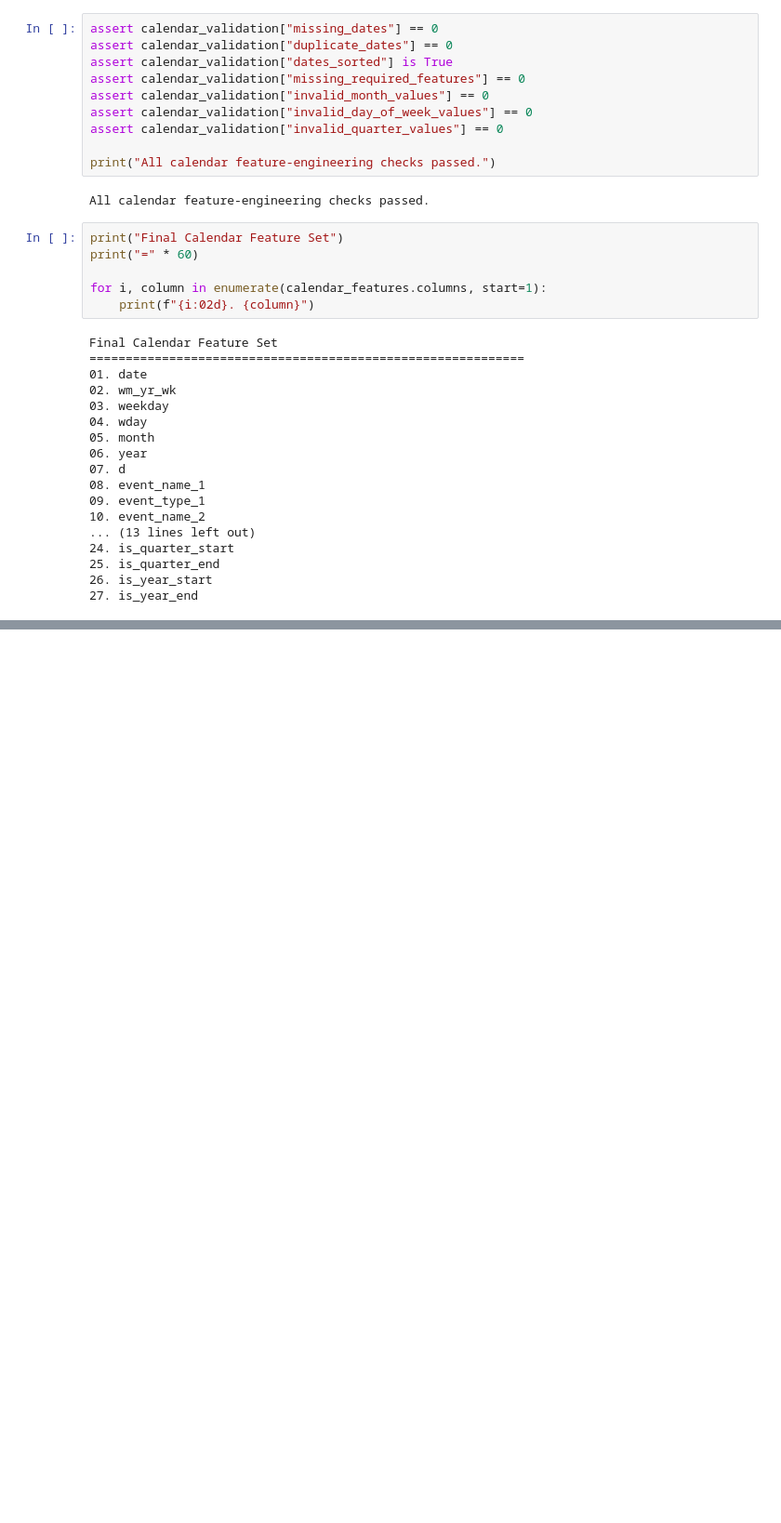
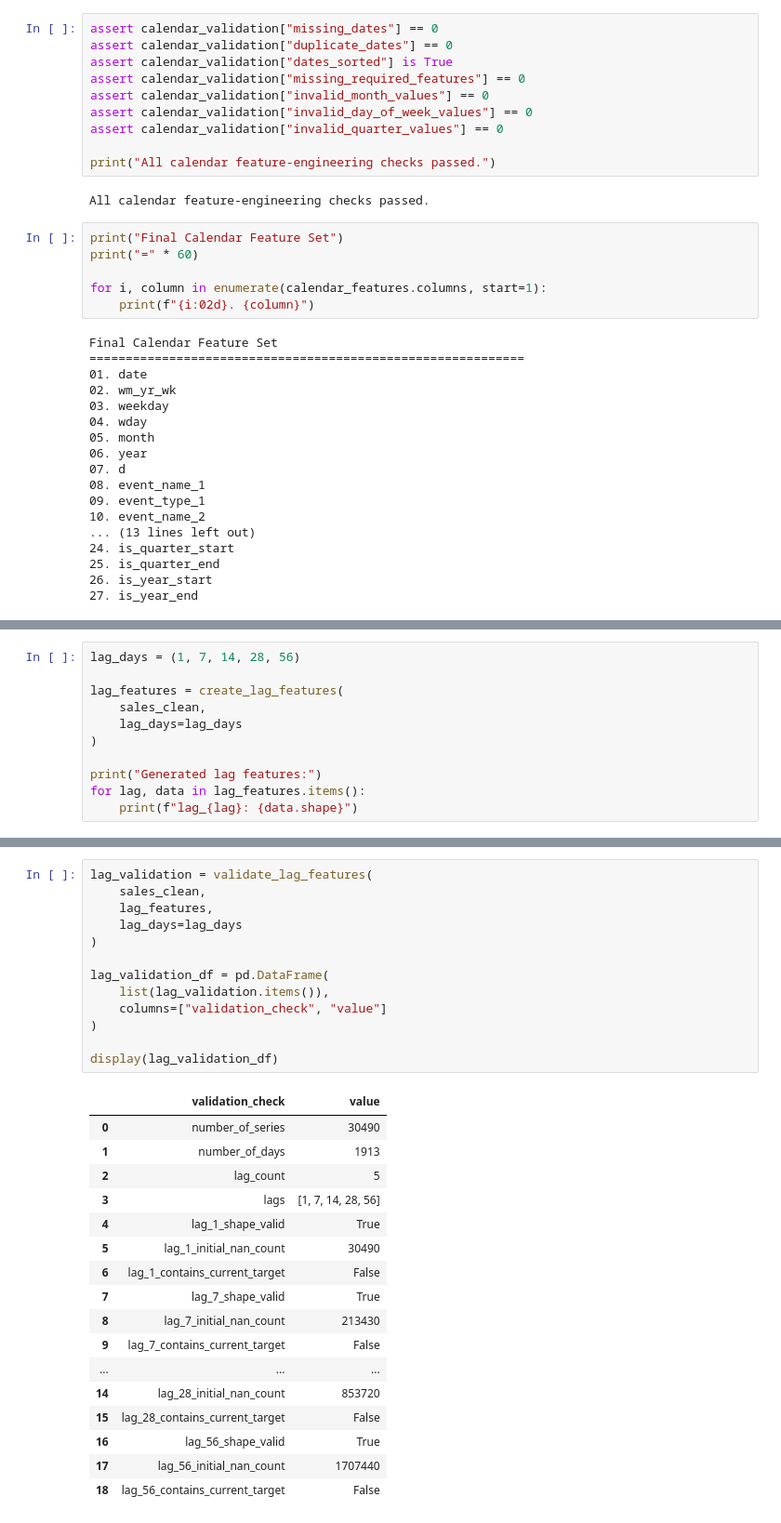
Before and after one commit to Naveeth-Nawzer/dl-assignment, a Jupyter notebook: notebooks/03_feature_engineering.ipynb, the cells around one changed output, grey strips where cells are left out. Shown at 93% size. Saved outputs shown, nothing was run; the diff lists cells and outputs as text; blank space fills up the shorter version.

```diff
--- a/notebooks/03_feature_engineering.ipynb
+++ b/notebooks/03_feature_engineering.ipynb
@@ -708,0 +801,11 @@ Final Calendar Feature Set
+# %%
+lag_days = (1, 7, 14, 28, 56)
+
+lag_features = create_lag_features(
+    sales_clean,
+    lag_days=lag_days
+)
+
+print("Generated lag features:")
+for lag, data in lag_features.items():
+    print(f"lag_{lag}: {data.shape}")
@@ -708,0 +901,31 @@ Final Calendar Feature Set
+# %%
+lag_validation = validate_lag_features(
+    sales_clean,
+    lag_features,
+    lag_days=lag_days
+)
+
+lag_validation_df = pd.DataFrame(
+    list(lag_validation.items()),
+    columns=["validation_check", "value"]
+)
+
+display(lag_validation_df)
+# %% [output]
+|  | validation_check | value |
+| 0 | number_of_series | 30490 |
+| 1 | number_of_days | 1913 |
+| 2 | lag_count | 5 |
+| 3 | lags | [1, 7, 14, 28, 56] |
+| 4 | lag_1_shape_valid | True |
+| 5 | lag_1_initial_nan_count | 30490 |
+| 6 | lag_1_contains_current_target | False |
+| 7 | lag_7_shape_valid | True |
+| 8 | lag_7_initial_nan_count | 213430 |
+| 9 | lag_7_contains_current_target | False |
+| ... | ... | ... |
+| 14 | lag_28_initial_nan_count | 853720 |
+| 15 | lag_28_contains_current_target | False |
+| 16 | lag_56_shape_valid | True |
+| 17 | lag_56_initial_nan_count | 1707440 |
+| 18 | lag_56_contains_current_target | False |
```
Also changed, not shown: parts of 16 cells of this notebook, 3 other files.
